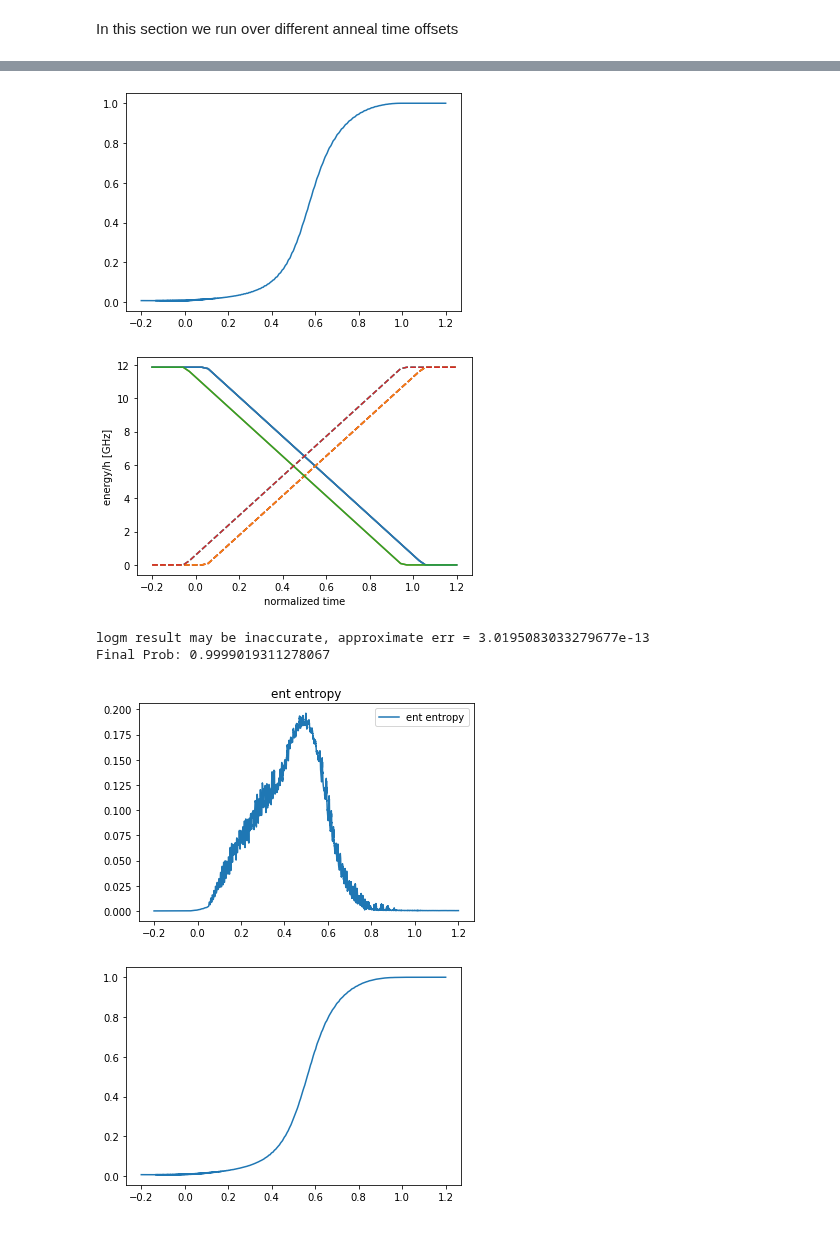
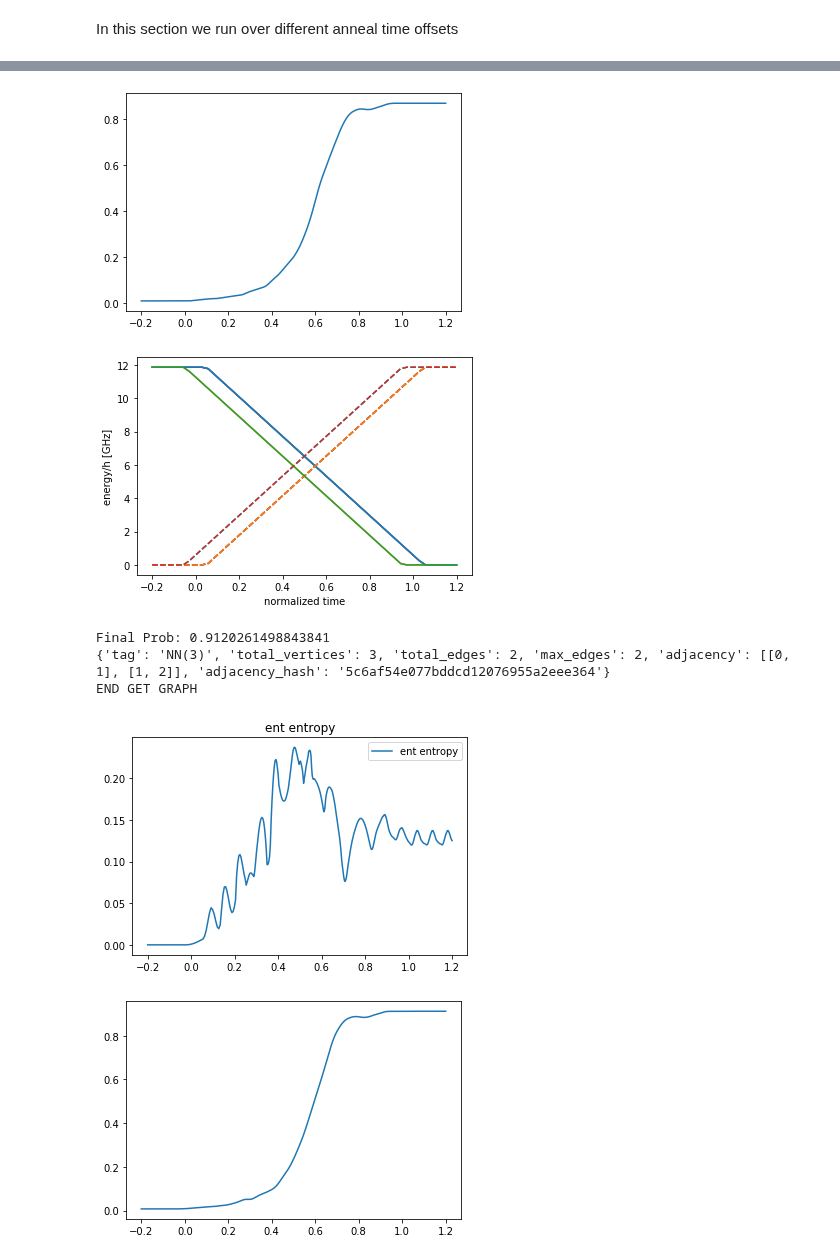
Before and after one commit to cchang5/quantum_linear_programming, a Jupyter notebook: notebooks/tdse_notebook.ipynb, the cells around one changed output, grey strips where cells are left out. Saved outputs shown, nothing was run; the diff lists cells and outputs as text; code cells hidden in the pictures.

Commit message:
tdse mixed result saves into espressodb now

```diff
--- a/notebooks/tdse_notebook.ipynb
+++ b/notebooks/tdse_notebook.ipynb
@@ -85,7 +88,7 @@ Parameters which are related to converting physical unites to unitless units
 * **normalized_time:** This is s. Set it to < 0 or > 1 if offset is used to allow for a complete annealing schedule. The total time in microseconds will increase accordingly.
 * **energyscale:** Converts units from D-Wave parameters to unitless parameters (see eq. 65 in the notes)
 # %%
-annealing_time = 0.003
+annealing_time = 0.0003
 normalized_time = [-0.2, 1.2]  # make larger range for complete offsets
 
 # assume annealing_time unit in microsecond and energy unit in Ghz
@@ -158,6 +161,7 @@ for offset_min in offset_min_list:
     offset_range = -2 * offset_min
 
     offset_params = {
+        "annealing_time": annealing_time,
         "normalized_time": normalized_time,
         "offset": offset,
         "hi_for_offset": hi_for_offset,
@@ -218,6 +222,27 @@ for offset_min in offset_min_list:
         plt.figure()
         plt.plot(sol_densitymatrix.t, prob)
         print(f"Final Prob: {prob[-1]}")
+
+        # save result to EspressoDB
+        wave_params = dict()
+        wave_params["type"] = "mixed"
+        wave_params["temp"] = temp
+        wave_params["initial_wavefunction"] = initial_wavefunction
+
+        tdse.summary(
+            graph_params = graph_params,
+            penalty = penalty,
+            ising_params = ising_params,
+            offset_params = offset_params,
+            solver_params = solver_params,
+            wave_params = wave_params,
+            time = sol_densitymatrix.t,
+            probability = prob,
+            nA = nA,
+            indicesA = indicesA,
+            entropy = alls,
+        )
+
     ############################################################
     ###### end of code block for thermal mixed state simultation ######
     ############################################################
@@ -272,9 +298,10 @@ offset -0.05
-[figure, old version]
+[figure, new version]
 [figure]
-logm result may be inaccurate, approximate err = 3.0195083033279677e-13
-Final Prob: 0.9999019311278067
+Final Prob: 0.9120261498843841
+{'tag': 'NN(3)', 'total_vertices': 3, 'total_edges': 2, 'max_edges': 2, 'adjacency': [[0, 1], [1, 2]], 'adjacency_hash': '5c6af54e077bddcd12076955a2eee364'}
+END GET GRAPH
-[figure, old version]
+[figure, new version]
-[figure, old version]
+[figure, new version]
 # %%
 result = dict()
 proba = dict()
```
Also changed, not shown: parts of 6 cells of this notebook, 1 other file.
